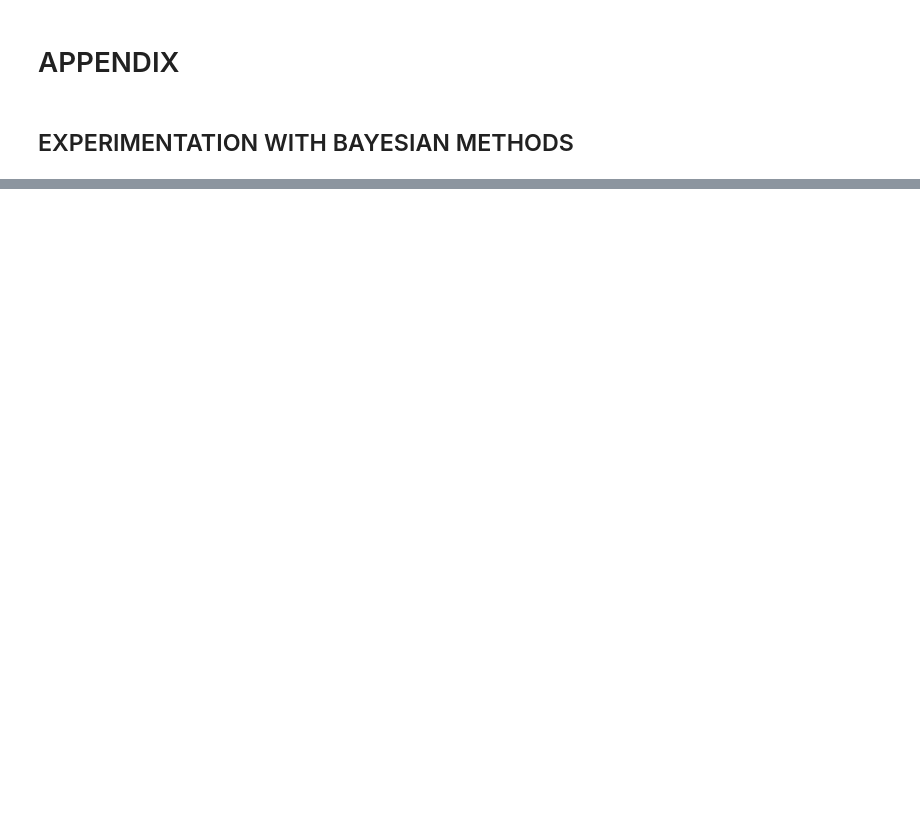
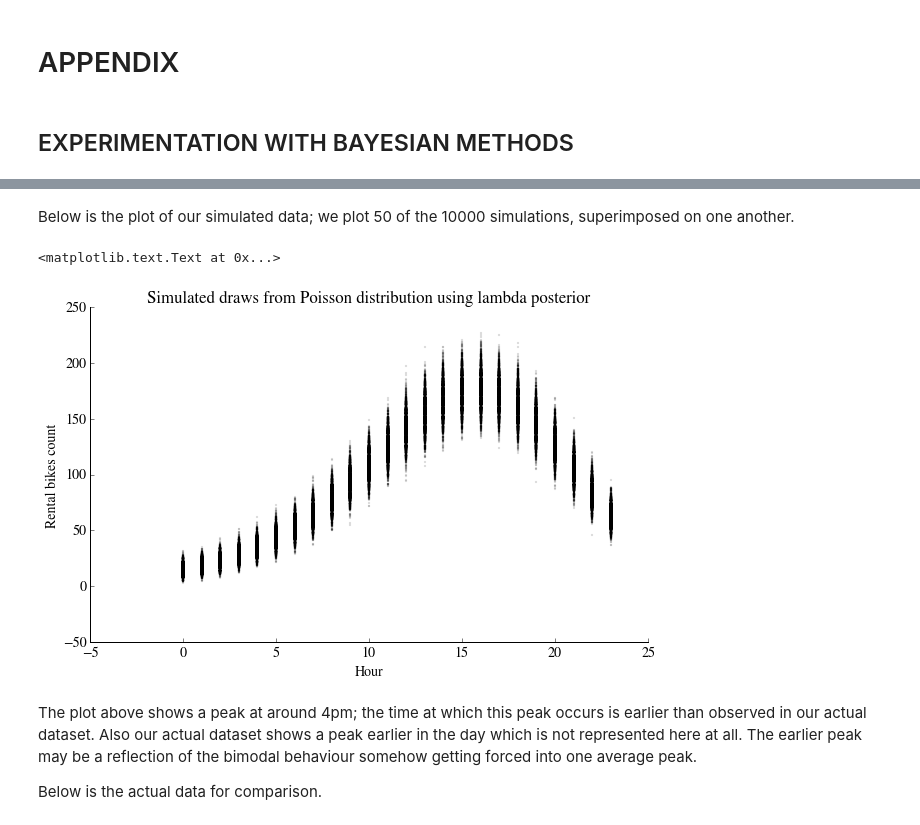
Before and after one commit to fraser-campbell/Machine-Learning-Projects, a Jupyter notebook: Bike Sharing/Bike Sharing.ipynb, the cells around one changed output, grey strips where cells are left out. Cells and saved outputs as stored; diff of their text form; code cells hidden in the pictures; blank space fills up the shorter version.

```diff
--- a/Bike Sharing/Bike Sharing.ipynb
+++ b/Bike Sharing/Bike Sharing.ipynb
@@ -859,10 +836,0 @@ mcmc.sample(N)
-# %%
-simulations = mcmc.trace("poisson_sim")[:]
-# print simulations.shape, hour.shape #10,000 samples of our 3000 hour division variable
-
-for i in range(100):
-    plt.scatter(hour_norm, simulations[i, :], color="k", s=2, alpha=0.1)
-    remove_border()
-plt.title("Simulated draws from Poisson distribution using lambda posterior")
-plt.ylabel("Rental bikes count")
-plt.xlabel("Normalized hours")
@@ -949,10 +836,0 @@ mcmc.sample(N)
-# %%
-simulations = mcmc.trace("poisson_sim")[:]
-# print simulations.shape, hour.shape #10,000 samples of our 3000 hour division variable
-
-for i in range(100):
-    plt.scatter(hour_norm, simulations[i, :], color="k", s=2, alpha=0.1)
-    remove_border()
-plt.title("Simulated draws from Poisson distribution using lambda posterior")
-plt.ylabel("Rental bikes count")
-plt.xlabel("Normalized hours")
@@ -1052,0 +902,18 @@ mcmc.sample(N)
+# %% [markdown]
+Below is the plot of our simulated data; we plot 50 of the 10000 simulations, superimposed on one another.
+# %%
+simulations = mcmc.trace("poisson_sim")[:]
+
+for i in range(50):
+    plt.scatter(hour, simulations[i, :], color="k", s=2, alpha=0.1)
+    remove_border()
+plt.title("Simulated draws from Poisson distribution using lambda posterior")
+plt.ylabel("Rental bikes count")
+plt.xlabel("Hour")
+# %% [output]
+<matplotlib.text.Text at 0x...>
+[figure, added]
+# %% [markdown]
+The plot above shows a peak at around 4pm; the time at which this peak occurs is earlier than observed in our actual dataset. Also our actual dataset shows a peak earlier in the day which is not represented here at all. The earlier peak may be a reflection of the bimodal behaviour somehow getting forced into one average peak.
+
+Below is the actual data for comparison.
```
Also changed, not shown: parts of 91 cells of this notebook.
